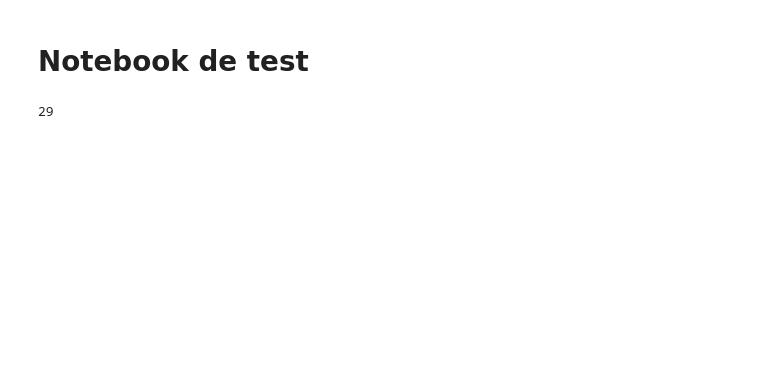
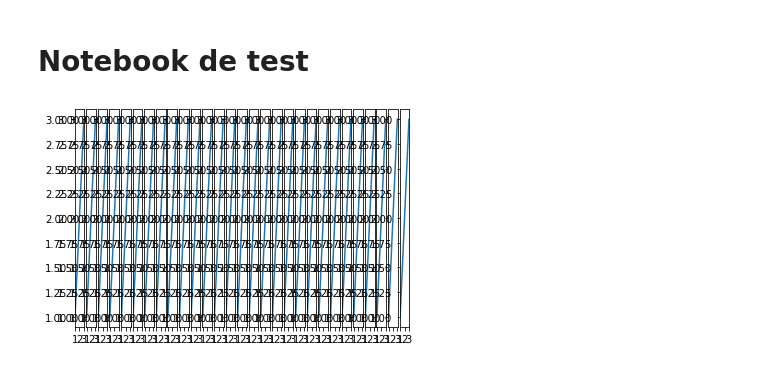
Before and after one commit to RenardBlanc/Exodae, a Jupyter notebook: Untitled.ipynb, the cells around one changed output. Drawn from its saved outputs; the diff is of its cells as text; code cells hidden in the pictures; blank space fills up the shorter version.

```diff
--- a/Untitled.ipynb
+++ b/Untitled.ipynb
@@ -150,35 +151,48 @@ for j in range(len(Re_list)):
         name = nom_profil[i]
         # Ici on choisit alpha = 0
         try :
             alpha,cL,cD,cDp,cM = utils.polarFile2list(name,M,Re)
             cL = np.array(cL)
             cD = np.array(cD)
             finesse = cL/cD
             finesse_max[i,j] = np.max(finesse)
         except:
             no_data.append(name)
     no_data_all.append(no_data)
 finesse_max = finesse_max.round(1).T
 
 # On calcule l'aire de tous les profils
 aire = lb.air_profils(x_coord_initial,ally)
 
 
 mod = 'fin'
 type = 2
 
 i = 4
 
 ally_local,finesse_max_local,nom_profil_local,aire_local = pre_process_GAN.keep_data_wh(no_data_all[i],ally,nom_profil,finesse_max[i],aire)
 
 # Modèle avec l'aire et finesse
 score = np.sqrt(np.power(aire_local,2) + np.power(finesse_max_local,2))
 new_score = pre_process_GAN.normal_score(score)
 nb_class_score = pre_process_GAN.choix_nb_classe(nom_profil_local,new_score,mod,type)
 
-print(nb_class_score)
+
+
+def plot_subplots(n, data,ncols = 10):
+    # Calculer le nombre de lignes en divisant le nombre total de sous-figures par le nombre de colonnes
+    nrows = math.ceil(n / ncols)
+    # Créer une figure et un sous-plot pour chaque entrée de données
+    fig, axs = plt.subplots(nrows=nrows, ncols=ncols)
+    for i, ax in enumerate(axs.flat):
+        # Tracer les données sur le sous-plot
+        ax.plot([1, 2, 3],data[i])
+    # Afficher la figure
+    plt.show()
+
+plot_subplots(nb_class_score, [[1, 2, 3] for _ in range(nb_class_score)])
 # %% [output]
-29
+[figure, added]
 # %%
    def choix_nb_classe(nom_profil_Re,donnee,mod,type):
         index_class = []
```
Also changed, not shown: parts of 1 cell of this notebook, 2 other files.
